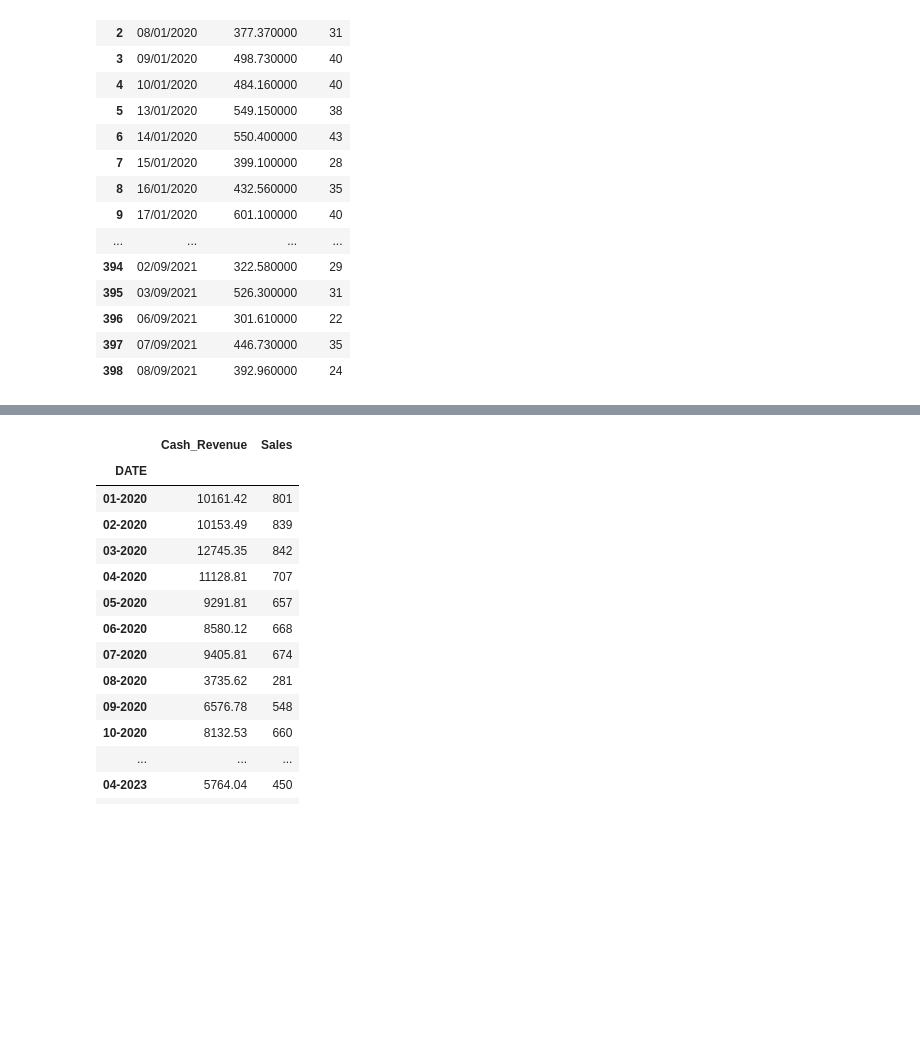
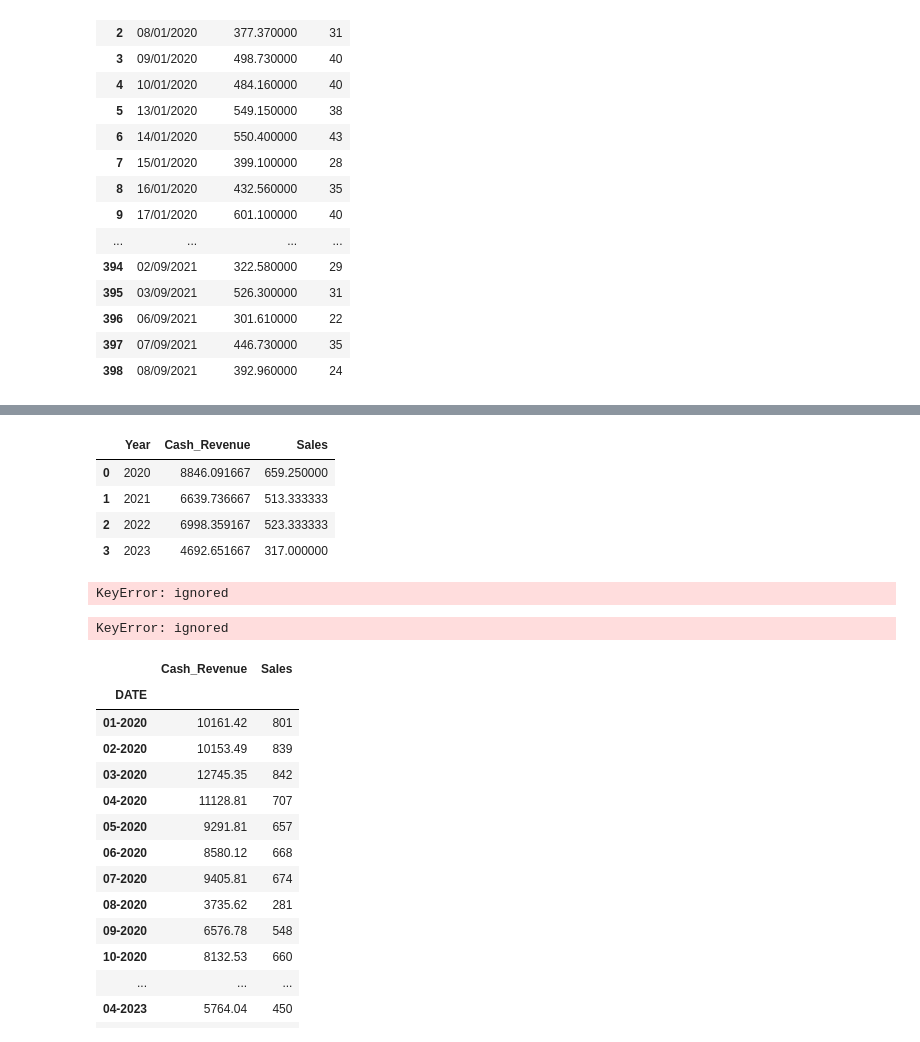
Before and after one commit to tasosnikitakis/Data_Science_Notebooks, a Jupyter notebook: pharmacy_data_analysis.ipynb, the cells around one changed output, grey strips where cells are left out. Cells and saved outputs as stored; diff of their text form; code cells hidden in the pictures; blank space fills up the shorter version.

```diff
--- a/pharmacy_data_analysis.ipynb
+++ b/pharmacy_data_analysis.ipynb
@@ -123,0 +116,18 @@ yearly_averages
+# %%
+def calculate_yearly_sum(df):
+    # Group the DataFrame by year and calculate the average of 'Cash_Revenue' and 'Sales'
+    yearly_avg_df = df.groupby(df['DATE'].dt.year).agg({
+        'Cash_Revenue': lambda x: round(x.sum(), 2),
+        'Sales': lambda x: round(x.sum())
+    }).reset_index()
+
+    # Rename the 'DATE' column to 'Year' for clarity
+    yearly_avg_df.rename(columns={'DATE': 'Year'}, inplace=True)
+
+    return yearly_avg_df
+
+# Call the function to calculate the yearly averages
+
+# Print or use the 'yearly_averages' DataFrame as needed
+# %%
+yearly_sum = calculate_yearly_sum(sales_df)
@@ -124,3 +142,62 @@ yearly_averages
+# %%
+yearly_sum['Cash_Revenue'] = yearly_sum['Cash_Revenue']/12
+# %%
+yearly_sum['Sales'] = yearly_sum['Sales']/12
+# %%
+yearly_sum
+# %% [output]
+|  | Year | Cash_Revenue | Sales |
+| 0 | 2020 | 8846.091667 | 659.250000 |
+| 1 | 2021 | 6639.736667 | 513.333333 |
+| 2 | 2022 | 6998.359167 | 523.333333 |
+| 3 | 2023 | 4692.651667 | 317.000000 |
+# %%
+sales_df['DATE'] = pd.to_datetime(sales_df['DATE'])
+
+def yearly_average_revenue(df):
+    # Extract the year and month from the 'DATE' column
+    df['Year'] = df['DATE'].dt.year
+    df['Month'] = df['DATE'].dt.month
+
+    # Group the DataFrame by year and month and calculate the sum of 'Cash_Revenue' and 'Sales'
+    yearly_monthly_sum_df = df.groupby(['Year', 'Month']).agg({
+        'Cash_Revenue': 'sum',
+        'Sales': 'sum'
+    }).reset_index()
+
+    # Calculate the number of unique months for each year
+    unique_months_per_year = df.groupby('Year')['Month'].nunique().reset_index()
+
+    # Merge the sum and unique month count DataFrames
+    yearly_avg_df = yearly_monthly_sum_df.groupby('Year').agg({
+        'Cash_Revenue': 'sum',
+        'Sales': 'sum',
+        'Month': 'count'
+    }).reset_index()
+
+    # Rename the columns for clarity
+    yearly_avg_df.rename(columns={'Cash_Revenue': 'Total_Cash_Revenue', 'Sales': 'Total_Sales', 'Month': 'Unique_Months'}, inplace=True)
+
+    # Calculate the yearly average by dividing the sum by the number of unique months
+    yearly_avg_df['Average_Cash_Revenue'] = yearly_avg_df['Total_Cash_Revenue'] / yearly_avg_df['Unique_Months']
+    yearly_avg_df['Average_Sales'] = yearly_avg_df['Total_Sales'] / yearly_avg_df['Unique_Months']
+
+    # Drop the unnecessary columns
+    yearly_avg_df.drop(columns=['Total_Cash_Revenue', 'Total_Sales', 'Unique_Months', 'Month'], inplace=True)
+
+    return yearly_avg_df
+
+# Call the function to get the yearly average cash revenue and sales
+yearly_avg_data = yearly_average_revenue(sales_df)
+
+# Print or use the 'yearly_avg_data' DataFrame as needed
+print(yearly_avg_data)
+# %% [output]
+KeyError: ignored
+# %%
+yearly_average_revenue(sales_df)
+# %% [output]
+KeyError: ignored
 # %%
 def monthly_sum_yearly(df):
     # Extract the year and month from the 'DATE' column
```
Also changed, not shown: parts of 13 cells of this notebook.
